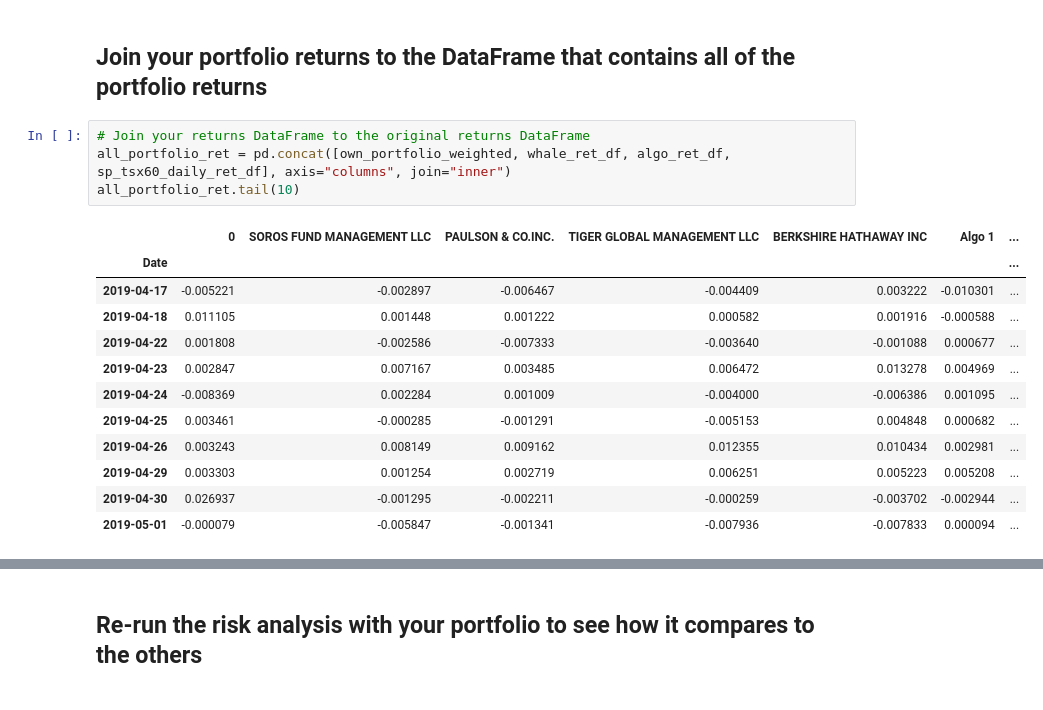
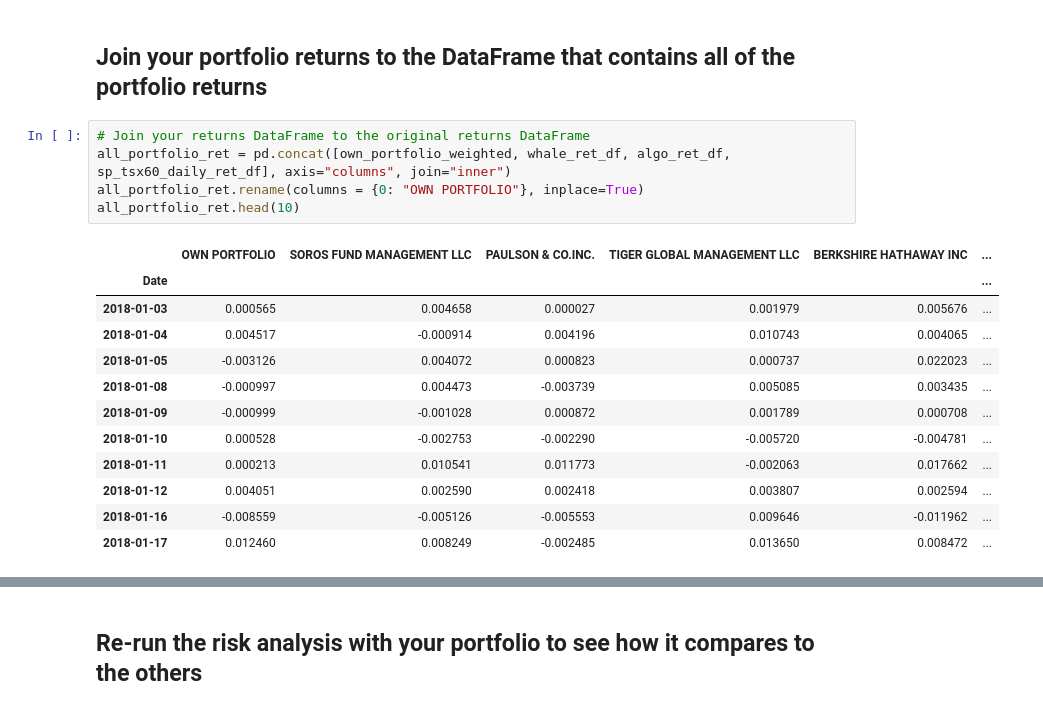
Before and after one commit to Rahdy52/Homework-3, a Jupyter notebook: whale_analysis.ipynb, the cells around one changed output, grey strips where cells are left out. Saved outputs shown, nothing was run; the diff lists cells and outputs as text.

```diff
--- a/whale_analysis.ipynb
+++ b/whale_analysis.ipynb
@@ -558,19 +558,20 @@ cum_ret.sum()
 # %%
 # Join your returns DataFrame to the original returns DataFrame
 all_portfolio_ret = pd.concat([own_portfolio_weighted, whale_ret_df, algo_ret_df, sp_tsx60_daily_ret_df], axis="columns", join="inner")
-all_portfolio_ret.tail(10)
+all_portfolio_ret.rename(columns = {0: "OWN PORTFOLIO"}, inplace=True)
+all_portfolio_ret.head(10)
 # %% [output]
-|  | 0 | SOROS FUND MANAGEMENT LLC | PAULSON & CO.INC. | TIGER GLOBAL MANAGEMENT LLC | BERKSHIRE HATHAWAY INC | Algo 1 | ... |
-| Date |  |  |  |  |  |  | ... |
-| 2019-04-17 | -0.005221 | -0.002897 | -0.006467 | -0.004409 | 0.003222 | -0.010301 | ... |
-| 2019-04-18 | 0.011105 | 0.001448 | 0.001222 | 0.000582 | 0.001916 | -0.000588 | ... |
-| 2019-04-22 | 0.001808 | -0.002586 | -0.007333 | -0.003640 | -0.001088 | 0.000677 | ... |
-| 2019-04-23 | 0.002847 | 0.007167 | 0.003485 | 0.006472 | 0.013278 | 0.004969 | ... |
-| 2019-04-24 | -0.008369 | 0.002284 | 0.001009 | -0.004000 | -0.006386 | 0.001095 | ... |
-| 2019-04-25 | 0.003461 | -0.000285 | -0.001291 | -0.005153 | 0.004848 | 0.000682 | ... |
-| 2019-04-26 | 0.003243 | 0.008149 | 0.009162 | 0.012355 | 0.010434 | 0.002981 | ... |
-| 2019-04-29 | 0.003303 | 0.001254 | 0.002719 | 0.006251 | 0.005223 | 0.005208 | ... |
-| 2019-04-30 | 0.026937 | -0.001295 | -0.002211 | -0.000259 | -0.003702 | -0.002944 | ... |
-| 2019-05-01 | -0.000079 | -0.005847 | -0.001341 | -0.007936 | -0.007833 | 0.000094 | ... |
+|  | OWN PORTFOLIO | SOROS FUND MANAGEMENT LLC | PAULSON & CO.INC. | TIGER GLOBAL MANAGEMENT LLC | BERKSHIRE HATHAWAY INC | ... |
+| Date |  |  |  |  |  | ... |
+| 2018-01-03 | 0.000565 | 0.004658 | 0.000027 | 0.001979 | 0.005676 | ... |
+| 2018-01-04 | 0.004517 | -0.000914 | 0.004196 | 0.010743 | 0.004065 | ... |
+| 2018-01-05 | -0.003126 | 0.004072 | 0.000823 | 0.000737 | 0.022023 | ... |
+| 2018-01-08 | -0.000997 | 0.004473 | -0.003739 | 0.005085 | 0.003435 | ... |
+| 2018-01-09 | -0.000999 | -0.001028 | 0.000872 | 0.001789 | 0.000708 | ... |
+| 2018-01-10 | 0.000528 | -0.002753 | -0.002290 | -0.005720 | -0.004781 | ... |
+| 2018-01-11 | 0.000213 | 0.010541 | 0.011773 | -0.002063 | 0.017662 | ... |
+| 2018-01-12 | 0.004051 | 0.002590 | 0.002418 | 0.003807 | 0.002594 | ... |
+| 2018-01-16 | -0.008559 | -0.005126 | -0.005553 | 0.009646 | -0.011962 | ... |
+| 2018-01-17 | 0.012460 | 0.008249 | -0.002485 | 0.013650 | 0.008472 | ... |
 # %%
 # Only compare dates where return data exists for all the stocks (drop NaNs)
```
Also changed, not shown: parts of 11 cells of this notebook.
